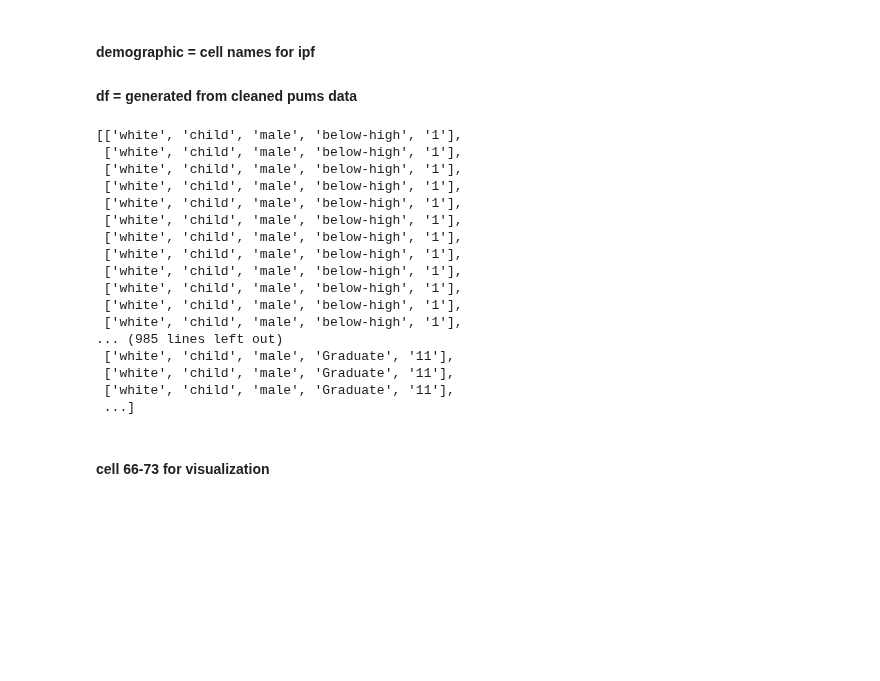
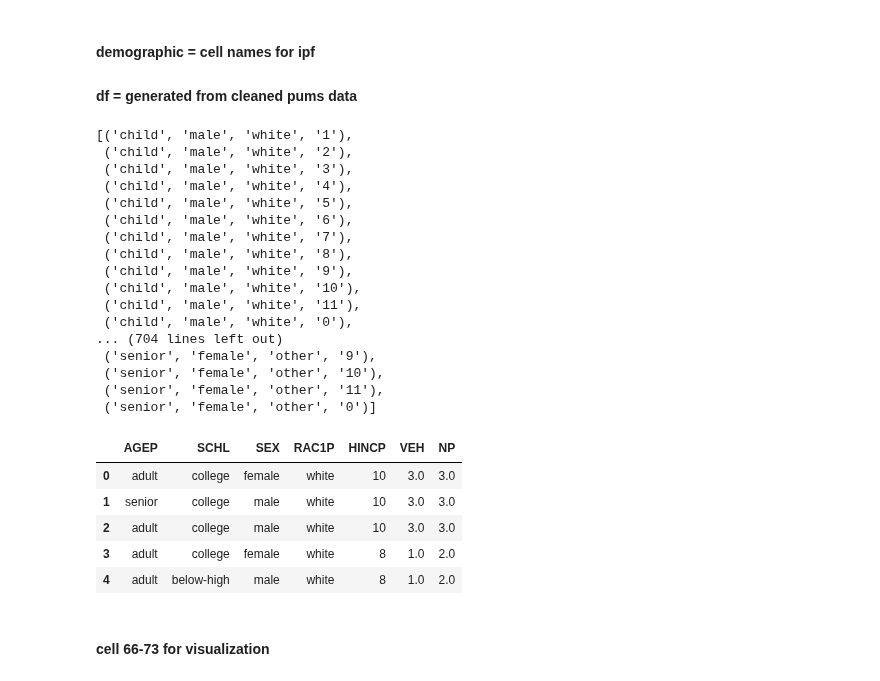
Before and after one commit to abuudarda/synthetic-population-simulation, a Jupyter notebook: IPF_IPU_sampling/IPF_IPU_SAMPLING.ipynb, the cells around one changed output. Cells and saved outputs as stored; diff of their text form; code cells hidden in the pictures; blank space fills up the shorter version.

```diff
--- a/IPF_IPU_sampling/IPF_IPU_SAMPLING.ipynb
+++ b/IPF_IPU_sampling/IPF_IPU_SAMPLING.ipynb
@@ -60,45 +60,55 @@ genders=['male','female']
 ages=['child','tenager','young-adult','adult','senior']
 educ=['below-high','High-school','college','Bachelor','Graduate']
 incomecat=['1','2','3','4','5','6','7','8','9','10','11','0']
-vehs=['1','2','3','0']
+# vehs=['1','2','3','0']
 nps=['2', '1', '4', '3', '5', '6', '7', '8', '9', '11', '10', '15', '20', '17', '16', '12', '14']
 
 # demographic = [[i, j, k, l, m, a ,b] for i in races for j in ages for k in genders for l in educ for m in incomecat for a in vehs for b in np]
-demographic = [[i, j, k, l, m] for i in races for j in ages for k in genders for l in educ for m in incomecat for b in nps]
+demographic = list(itertools.product(ages,genders,races,incomecat))
 demographic
 # demographic ready.
 
 # data = pums
 # %% [output]
-[['white', 'child', 'male', 'below-high', '1'],
- ['white', 'child', 'male', 'below-high', '1'],
- ['white', 'child', 'male', 'below-high', '1'],
- ['white', 'child', 'male', 'below-high', '1'],
- ['white', 'child', 'male', 'below-high', '1'],
- ['white', 'child', 'male', 'below-high', '1'],
- ['white', 'child', 'male', 'below-high', '1'],
- ['white', 'child', 'male', 'below-high', '1'],
- ['white', 'child', 'male', 'below-high', '1'],
- ['white', 'child', 'male', 'below-high', '1'],
- ['white', 'child', 'male', 'below-high', '1'],
- ['white', 'child', 'male', 'below-high', '1'],
-... (985 lines left out)
- ['white', 'child', 'male', 'Graduate', '11'],
- ['white', 'child', 'male', 'Graduate', '11'],
- ['white', 'child', 'male', 'Graduate', '11'],
- ...]
+[('child', 'male', 'white', '1'),
+ ('child', 'male', 'white', '2'),
+ ('child', 'male', 'white', '3'),
+ ('child', 'male', 'white', '4'),
+ ('child', 'male', 'white', '5'),
+ ('child', 'male', 'white', '6'),
+ ('child', 'male', 'white', '7'),
+ ('child', 'male', 'white', '8'),
+ ('child', 'male', 'white', '9'),
+ ('child', 'male', 'white', '10'),
+ ('child', 'male', 'white', '11'),
+ ('child', 'male', 'white', '0'),
+... (704 lines left out)
+ ('senior', 'female', 'other', '9'),
+ ('senior', 'female', 'other', '10'),
+ ('senior', 'female', 'other', '11'),
+ ('senior', 'female', 'other', '0')]
 # %%
-# col_list = ["SEX", "RAC1P", "AGEP","SCHL","HINCP","VEH","NP"]
-col_list = ["SEX", "RAC1P", "AGEP","SCHL","HINCP","NP"]
+col_list = ["SEX", "RAC1P", "AGEP","SCHL","HINCP","VEH","NP"]
+# col_list = ["SEX", "RAC1P", "AGEP","HINCP","SCHL"]
 df = pd.read_csv("C:\\Users\\abubabu\\Documents\\GitHub\\synthetic-population-simulation\\CA-data\\pums\\temp_pums.csv", usecols=col_list)
 # df = df.rename(columns={'sex': 'gender'})
 # df=df[["race", "age", "gender"]]
 # np.random.seed(37)
 # random.seed(37)
 # df['height']=np.random.uniform(size=len(df),low=4.5,high=6.7)
 # "C:\Users\abubabu\Documents\GitHub\synthetic-population-simulation\CA-data\pums\temp_pums.csv"
 # df['VEH'].value_counts()
-df['NP']=df['NP'].fillna(1)
+# df['NP']=df['NP'].fillna(1)
+# df['NP'].isnull().sum()
+df.head(5)
+# df['HINCP'].isnull().sum()
+# %% [output]
+|  | AGEP | SCHL | SEX | RAC1P | HINCP | VEH | NP |
+| 0 | adult | college | female | white | 10 | 3.0 | 3.0 |
+| 1 | senior | college | male | white | 10 | 3.0 | 3.0 |
+| 2 | adult | college | male | white | 10 | 3.0 | 3.0 |
+| 3 | adult | college | female | white | 8 | 1.0 | 2.0 |
+| 4 | adult | below-high | male | white | 8 | 1.0 | 2.0 |
 # %% [markdown]
 #### cell 66-73 for visualization
 # %%
```
Also changed, not shown: parts of 31 cells of this notebook, 11 other files.
